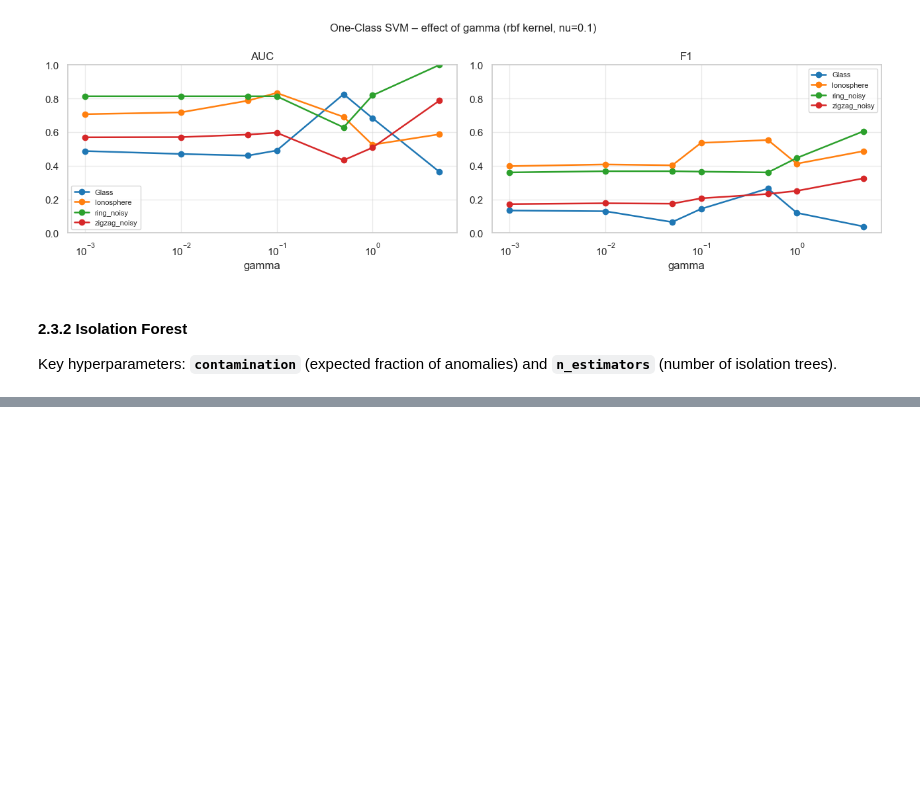
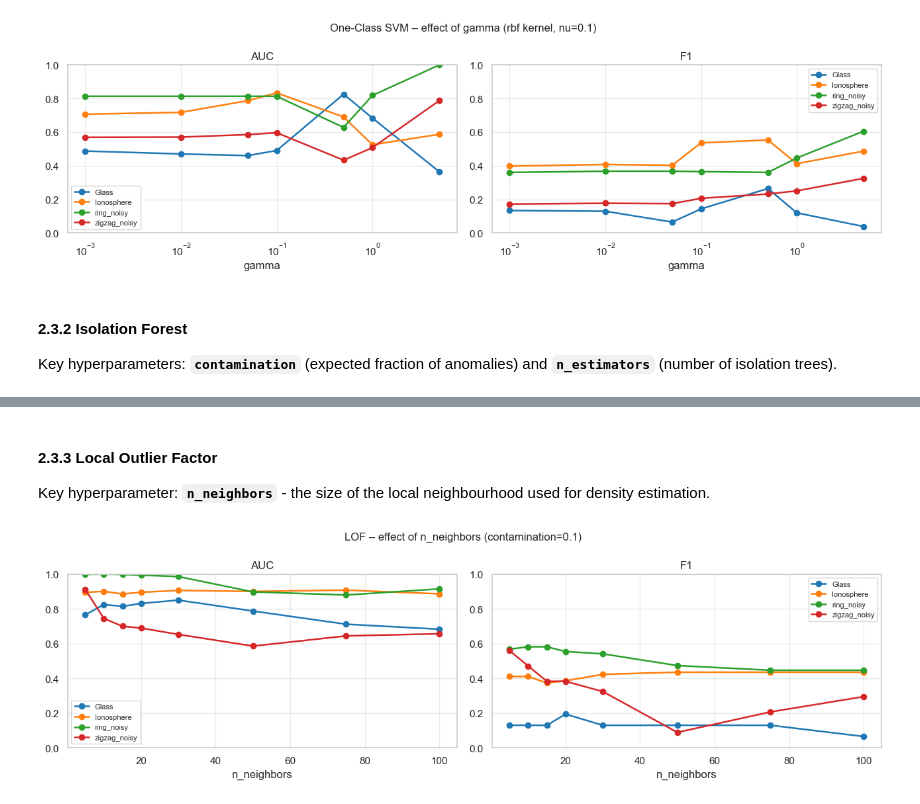
Before and after one commit to annaostrowska03/anomaly-detection-benchmark, a Jupyter notebook: notebooks/01_data_exploration.ipynb, the cells around one changed output, grey strips where cells are left out. Cells and saved outputs as stored; diff of their text form; code cells hidden in the pictures; blank space fills up the shorter version.

Commit message:
feat: add hyperparameter analysis for LOF

```diff
--- a/notebooks/01_data_exploration.ipynb
+++ b/notebooks/01_data_exploration.ipynb
@@ -518,0 +520,21 @@ plot_hyperparam('n_estimators', n_est_values, nest_results,
+# %% [markdown]
+#### 2.3.3 Local Outlier Factor
+
+Key hyperparameter: **`n_neighbors`** - the size of the local neighbourhood used for density estimation.
+# %%
+k_values = [5, 10, 15, 20, 30, 50, 75, 100]
+lof_k_results = {}
+for ds_name, (X, y) in ALL_DATASETS.items():
+    Xs = StandardScaler().fit_transform(X)
+    lof_k_results[ds_name] = {}
+    for k in k_values:
+        clf   = LocalOutlierFactor(n_neighbors=k, contamination=0.1)
+        pred  = (clf.fit_predict(Xs) == -1).astype(int)
+        score = -clf.negative_outlier_factor_
+        lof_k_results[ds_name][k] = compute_metrics(y, pred, score)
+
+plot_hyperparam('n_neighbors', k_values, lof_k_results,
+                title='LOF – effect of n_neighbors (contamination=0.1)',
+                xlabel='n_neighbors')
+# %% [output]
+[figure, added]
```
Also changed, not shown: parts of 1 cell of this notebook.
